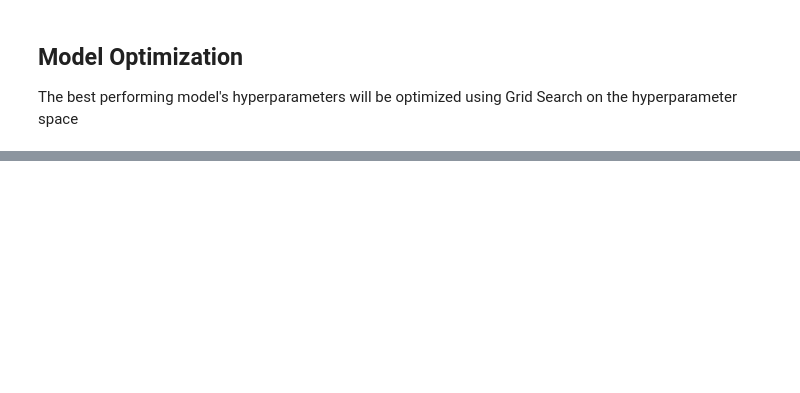
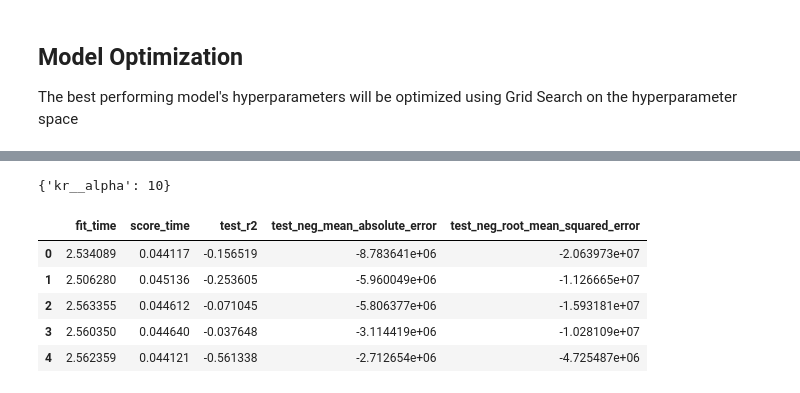
Before and after one commit to georgefourm/popularity-prediction, a Jupyter notebook: notebooks/Regression.ipynb, the cells around one changed output, grey strips where cells are left out. Cells and saved outputs as stored; diff of their text form; code cells hidden in the pictures; blank space fills up the shorter version.

Commit message:
Update notebooks with latest data

```diff
--- a/notebooks/Regression.ipynb
+++ b/notebooks/Regression.ipynb
@@ -127,3 +127,18 @@ GridSearchCV(estimator=Pipeline(steps=[('std', StandardScaler()),
                          {'kr__degree': [2, 3, 4],
                           'kr__kernel': ['polynomial']}],
              scoring='r2', verbose=4)
+# %%
+optimizer.best_params_
+# %% [output]
+{'kr__alpha': 10}
+# %%
+scores = evaluate_model(kernel_ridge.KernelRidge(alpha=10),metrics,data,targets)
+# %%
+pd.DataFrame(scores)
+# %% [output]
+|  | fit_time | score_time | test_r2 | test_neg_mean_absolute_error | test_neg_root_mean_squared_error |
+| 0 | 2.534089 | 0.044117 | -0.156519 | -8.783641e+06 | -2.063973e+07 |
+| 1 | 2.506280 | 0.045136 | -0.253605 | -5.960049e+06 | -1.126665e+07 |
+| 2 | 2.563355 | 0.044612 | -0.071045 | -5.806377e+06 | -1.593181e+07 |
+| 3 | 2.560350 | 0.044640 | -0.037648 | -3.114419e+06 | -1.028109e+07 |
+| 4 | 2.562359 | 0.044121 | -0.561338 | -2.712654e+06 | -4.725487e+06 |
```
Also changed, not shown: parts of 3 cells of this notebook, 3 other files.
